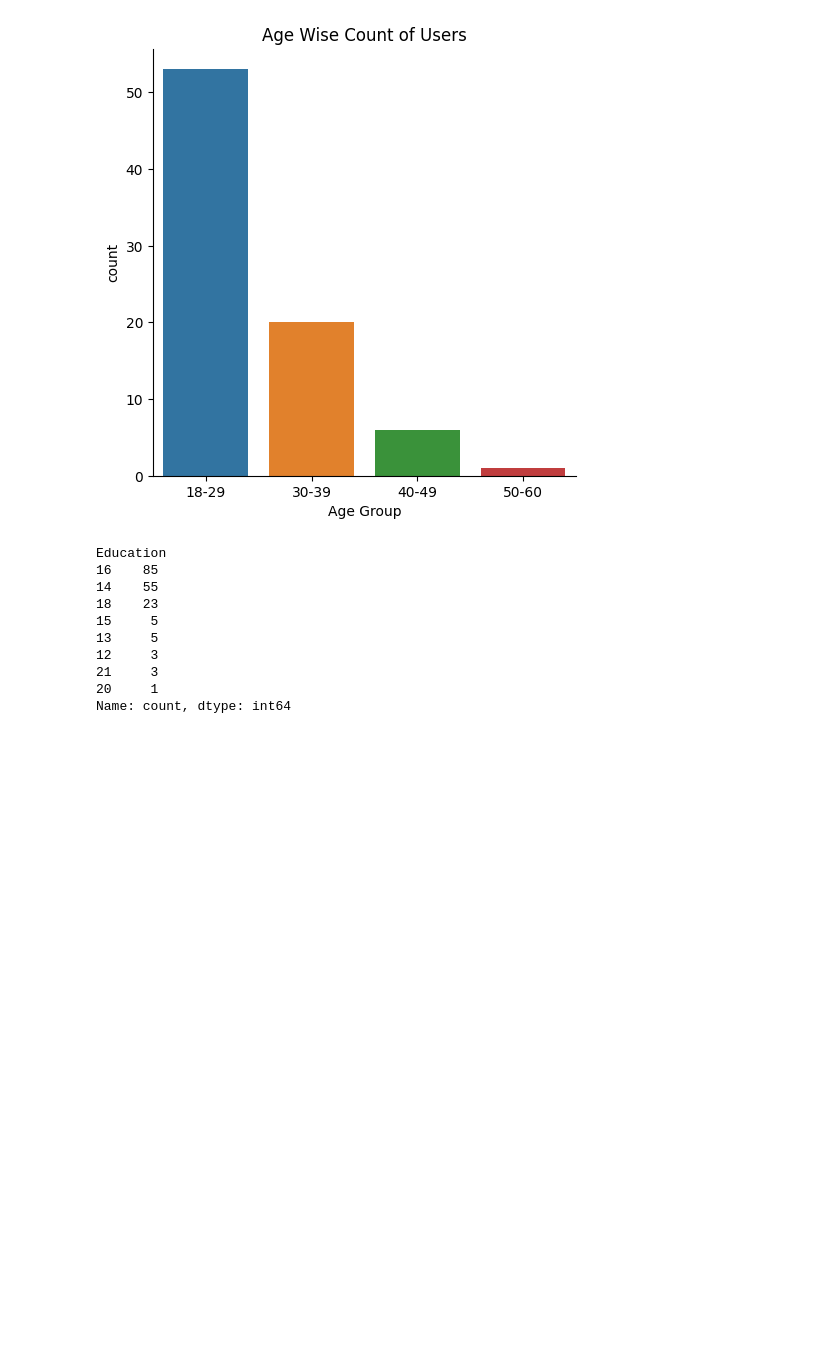
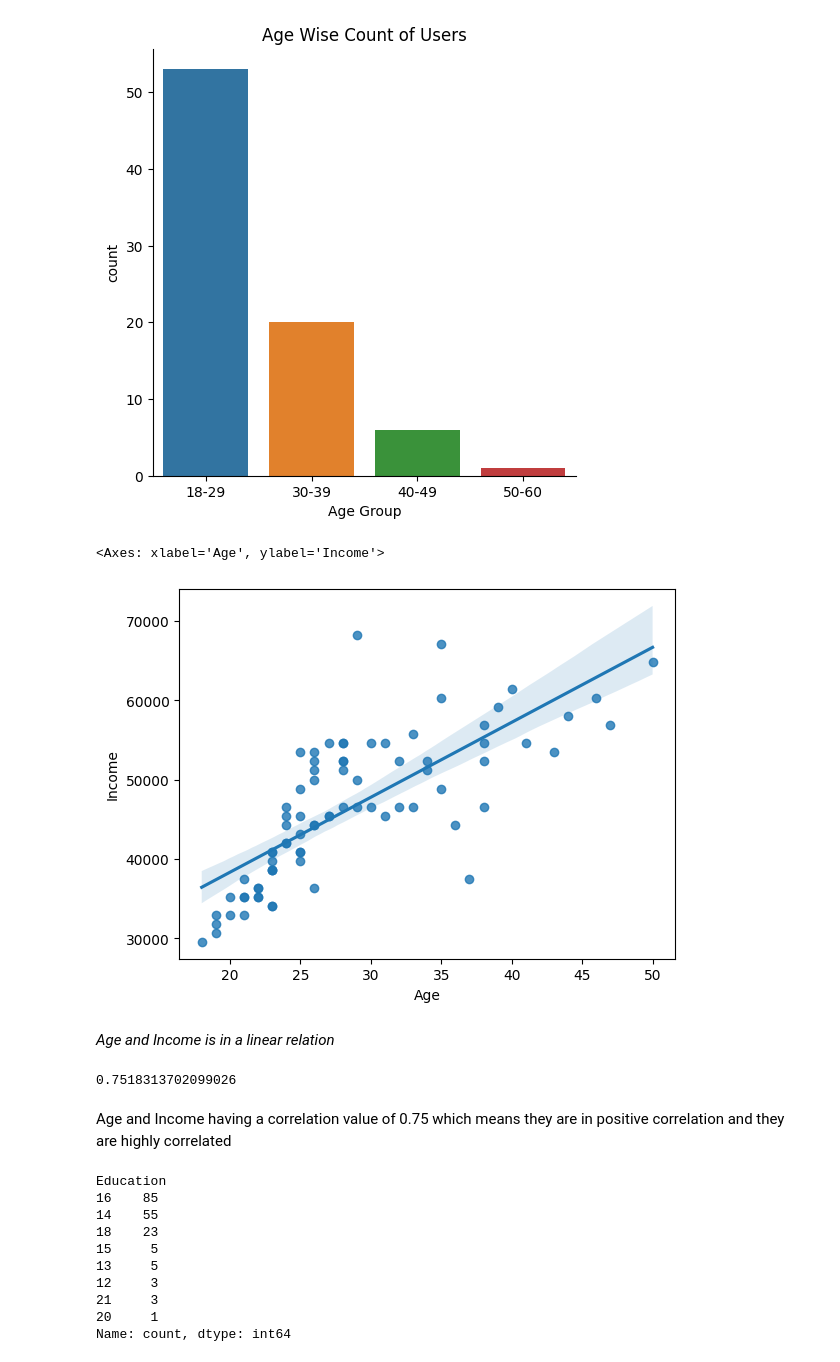
Before and after one commit to sha2992/Cardio-Good-Fitness---Trademill, a Jupyter notebook: cardio-good-fitness-trademill.ipynb, the cells around one changed output. Saved outputs shown, nothing was run; the diff lists cells and outputs as text; code cells hidden in the pictures; blank space fills up the shorter version.

```diff
--- a/cardio-good-fitness-trademill.ipynb
+++ b/cardio-good-fitness-trademill.ipynb
@@ -237,6 +237,22 @@ plt.title('Age Wise Count of Users')
 # %% [output]
 Text(0.5, 1.0, 'Age Wise Count of Users')
 [figure]
+# %%
+sns.regplot(x='Age',
+           y='Income',
+           data=df_195)
+          # hue='Age Group')
+# %% [output]
+<Axes: xlabel='Age', ylabel='Income'>
+[figure, added]
+# %% [markdown]
+*Age and Income is in a linear relation*
+# %%
+df_195['Age'].corr(df_195['Income'])
+# %% [output]
+0.7518313702099026
+# %% [markdown]
+Age and Income having a correlation value of 0.75 which means they are in positive correlation and they are highly correlated
 # %%
 df.Education.value_counts()
 # %% [output]
```
